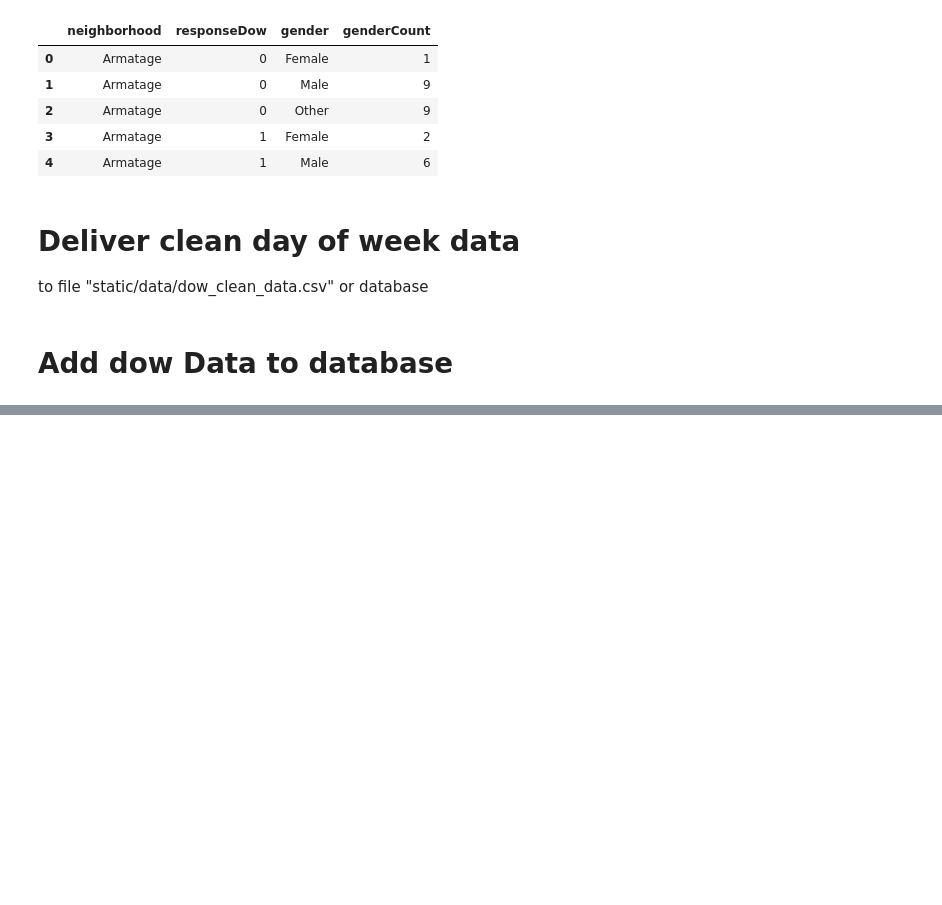
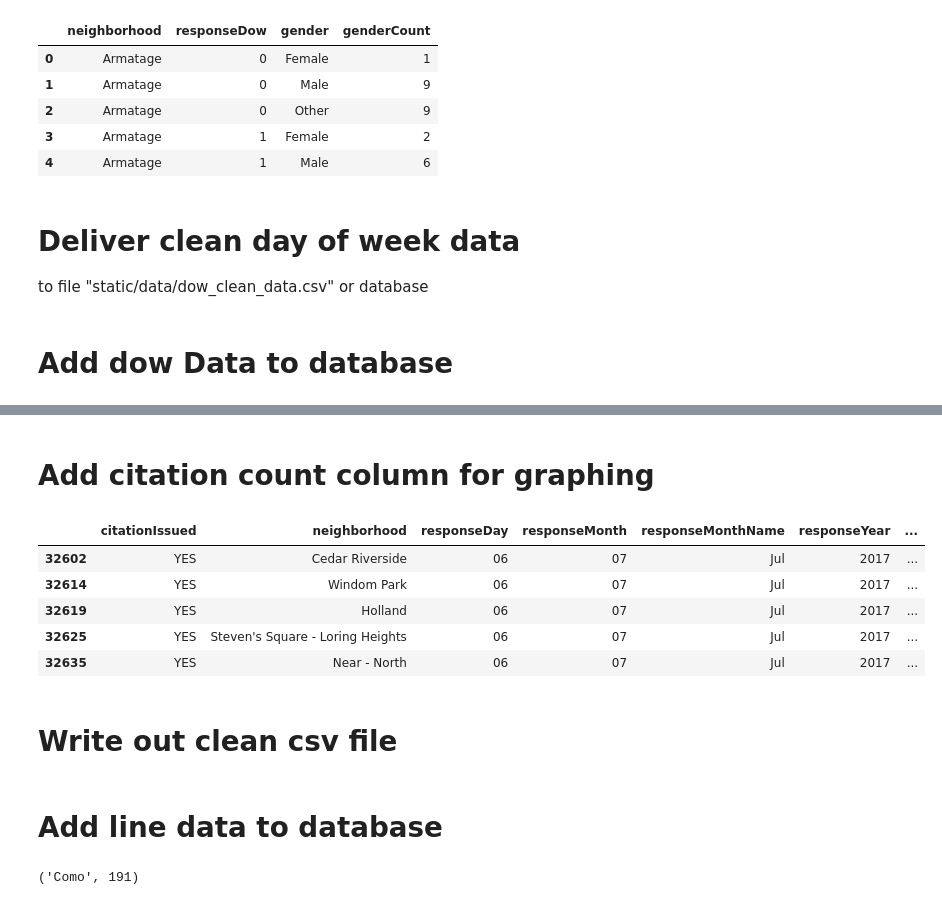
Before and after one commit to mccallkm/Minneapolis-Traffic-Stop-Data-Analysis, a Jupyter notebook: clean_data.ipynb, the cells around one changed output, grey strips where cells are left out. Cells and saved outputs as stored; diff of their text form; code cells hidden in the pictures; blank space fills up the shorter version.

```diff
--- a/clean_data.ipynb
+++ b/clean_data.ipynb
@@ -282,0 +311,3 @@ session.commit()
+# %%
+lines_df = line.drop(['OBJECTID', 'responseDate', 'responseDow','lat', 'lon', 'gender'], axis=1)
+lines_df.head()
@@ -282,0 +321,14 @@ session.commit()
+# %% [markdown]
+# Add citation count column for graphing
+# %%
+lines_df['citationCnt'] = lines_df.groupby('neighborhood')['citationIssued'].transform('count')
+lines_df.head()
+# %% [output]
+|  | citationIssued | neighborhood | responseDay | responseMonth | responseMonthName | responseYear | ... |
+| 32602 | YES | Cedar Riverside | 06 | 07 | Jul | 2017 | ... |
+| 32614 | YES | Windom Park | 06 | 07 | Jul | 2017 | ... |
+| 32619 | YES | Holland | 06 | 07 | Jul | 2017 | ... |
+| 32625 | YES | Steven's Square - Loring Heights | 06 | 07 | Jul | 2017 | ... |
+| 32635 | YES | Near - North | 06 | 07 | Jul | 2017 | ... |
+# %% [markdown]
+# Write out clean csv file
@@ -282,0 +338,2 @@ session.commit()
+# %% [markdown]
+# Add line data to database
@@ -282,0 +344,7 @@ session.commit()
+# %%
+#test for data
+citation = session.query(citationData.neighborhood, citationData.citationCnt).filter_by(neighborhood="Como").first()
+
+citation
+# %% [output]
+('Como', 191)
```
Also changed, not shown: parts of 8 cells of this notebook, 5 other files.
